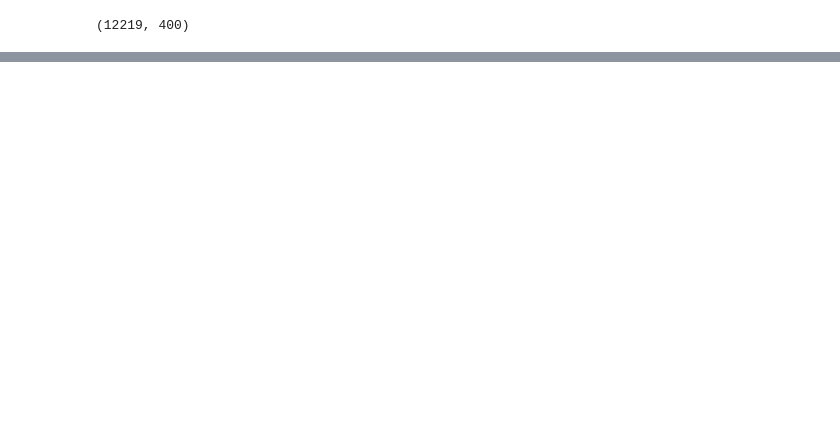
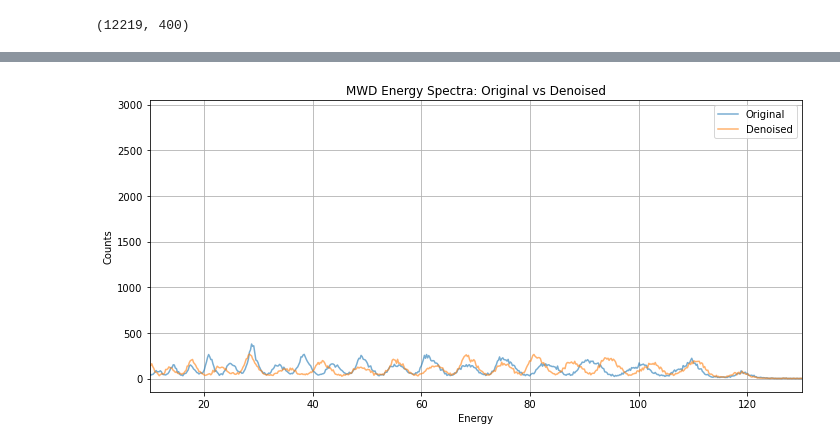
Before and after one commit to wimmer-k/MLwaves, a Jupyter notebook: notebooks/encoder_simple.ipynb, the cells around one changed output, grey strips where cells are left out. Drawn from its saved outputs; the diff is of its cells as text; code cells hidden in the pictures; blank space fills up the shorter version.

```diff
--- a/notebooks/encoder_simple.ipynb
+++ b/notebooks/encoder_simple.ipynb
@@ -449,0 +467,16 @@ NameError: name 'load_data' is not defined
+# %%
+# Paths
+orig_path = f"../data/{run_id}/layer{layer_id}_x{x}_y{y}.csv"
+denoised_path = f"../data/{run_id}/layer{layer_id}_x{x}_y{y}_denoised.csv"
+mwd_params_path = "../results/best_params_layer4_x2_y0.yaml"
+
+# Load and run
+df_orig, wf_orig = load_data(orig_path)
+df_denoised, wf_denoised = load_data(denoised_path)
+
+energies_orig = run_mwd(wf_orig, mwd_params_path)
+energies_denoised = run_mwd(wf_denoised, mwd_params_path)
+# %%
+compare_mwd_energy_spectra(energies_orig, energies_denoised*1.1, bins=2000, fit=False)
+# %% [output]
+[figure, added]
```
Also changed, not shown: parts of 11 cells of this notebook.
